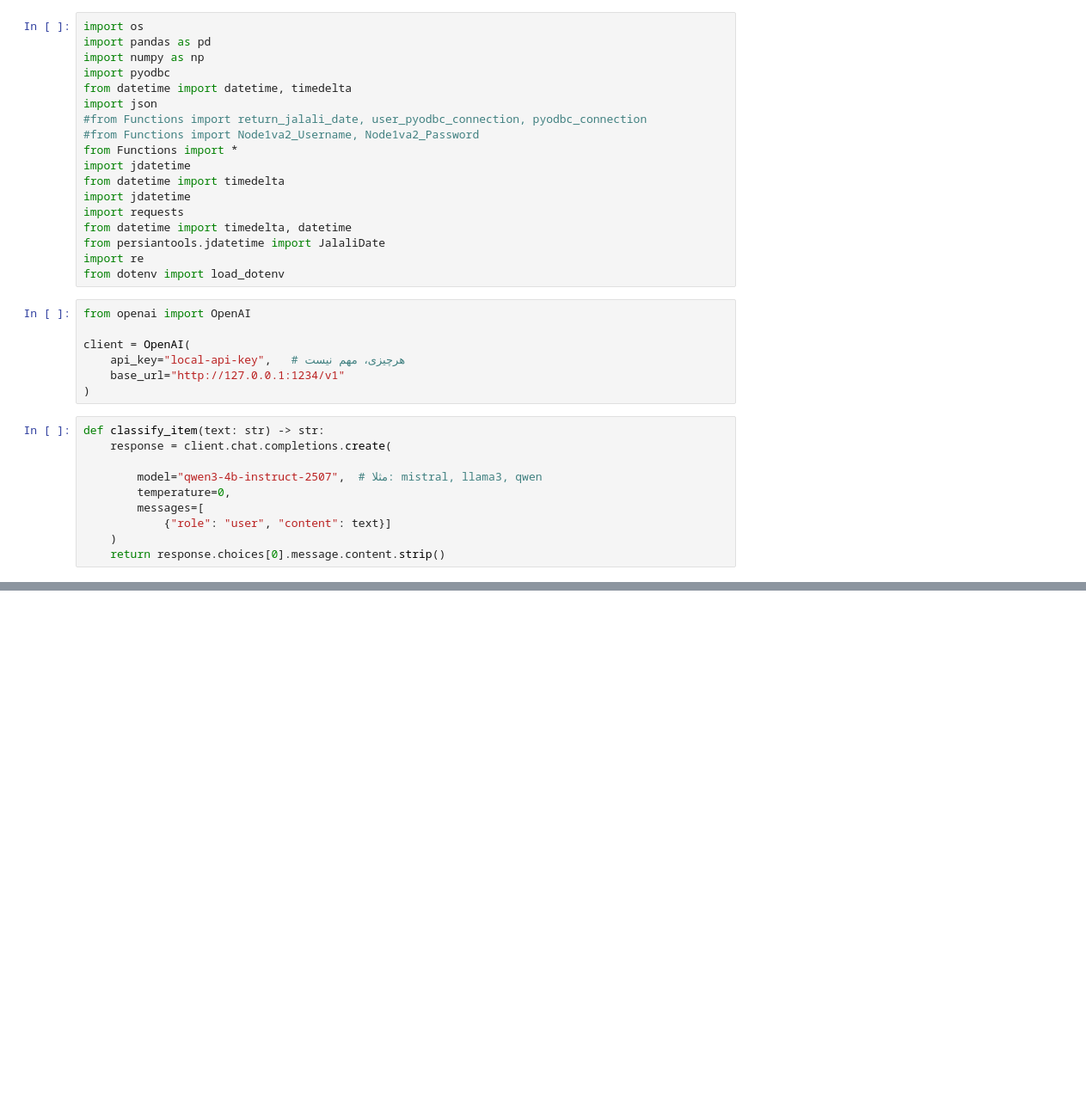
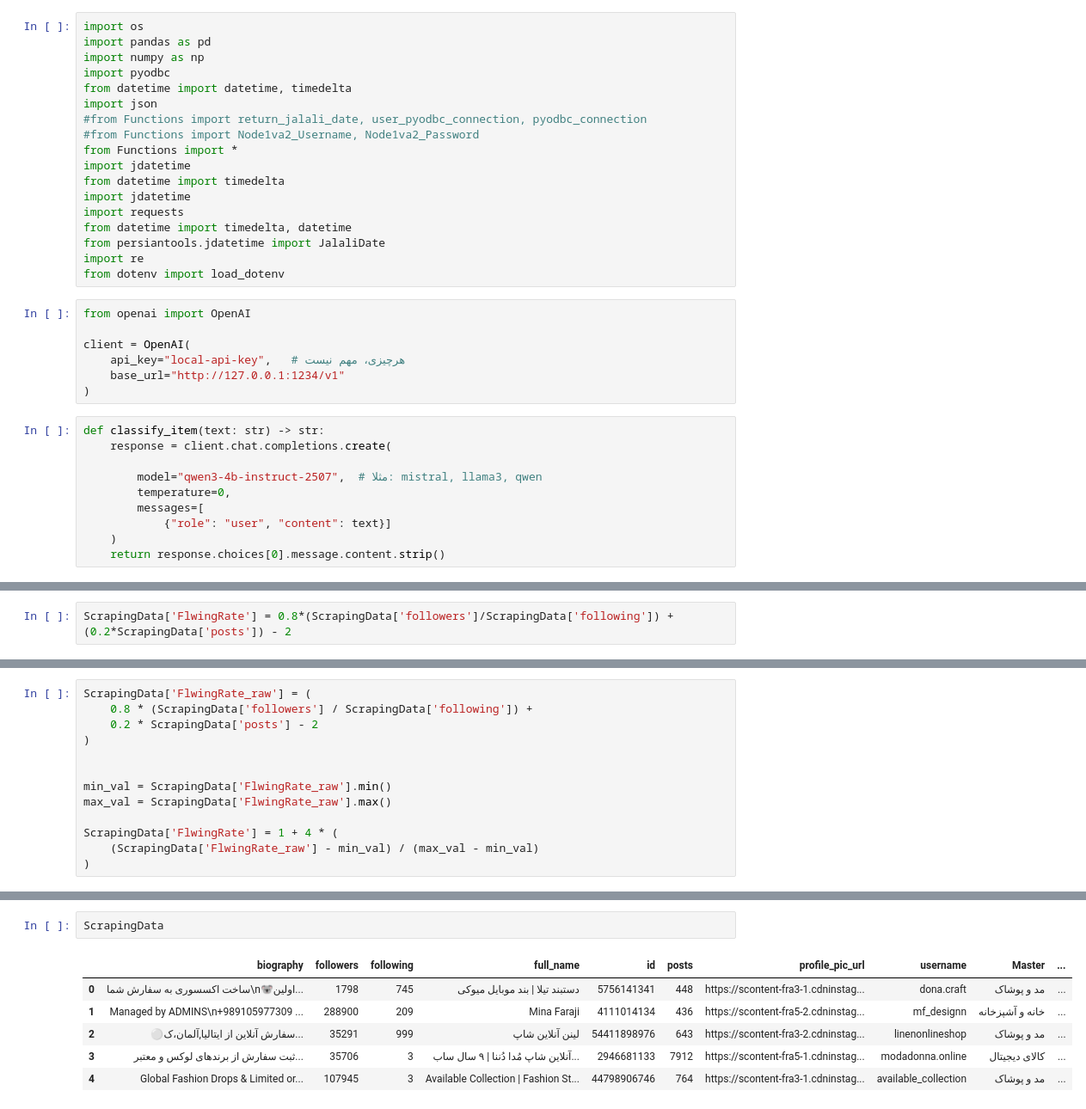
Before and after one commit to yeganehsoleymani98-dotcom/azkivam, a Jupyter notebook: OpenAI.ipynb, the cells around one changed output, grey strips where cells are left out. Shown at 86% size. Saved outputs shown, nothing was run; the diff lists cells and outputs as text; blank space fills up the shorter version.

```diff
--- a/OpenAI.ipynb
+++ b/OpenAI.ipynb
@@ -121,0 +93,2 @@ print(df.head())
+# %%
+ScrapingData['FlwingRate'] = 0.8*(ScrapingData['followers']/ScrapingData['following']) + (0.2*ScrapingData['posts']) - 2
@@ -121,0 +101,13 @@ print(df.head())
+# %%
+ScrapingData['FlwingRate_raw'] = (
+    0.8 * (ScrapingData['followers'] / ScrapingData['following']) +
+    0.2 * ScrapingData['posts'] - 2
+)
+
+
+min_val = ScrapingData['FlwingRate_raw'].min()
+max_val = ScrapingData['FlwingRate_raw'].max()
+
+ScrapingData['FlwingRate'] = 1 + 4 * (
+    (ScrapingData['FlwingRate_raw'] - min_val) / (max_val - min_val)
+)
@@ -121,0 +125,9 @@ print(df.head())
+# %%
+ScrapingData
+# %% [output]
+|  | biography | followers | following | full_name | id | posts | profile_pic_url | username | Master | ... |
+| 0 | ساخت اکسسوری به سفارش شما\n🐨اولین... | 1798 | 745 | دستبند تیلا | بند موبایل میوکی | 5756141341 | 448 | https://scontent-fra3-1.cdninstag... | dona.craft | مد و پوشاک | ... |
+| 1 | Managed by ADMINS\n+989105977309 ... | 288900 | 209 | Mina Faraji | 4111014134 | 436 | https://scontent-fra5-2.cdninstag... | mf_designn | خانه و آشپزخانه | ... |
+| 2 | ⚪️سفارش آنلاین از ایتالیا,آلمان،ک... | 35291 | 999 | لینن آنلاین‌ شاپ | 54411898976 | 643 | https://scontent-fra3-2.cdninstag... | linenonlineshop | مد و پوشاک | ... |
+| 3 | ثبت سفارش از برندهای لوکس و معتبر... | 35706 | 3 | آنلاین شاپ مُدا دُننا | ۹ سال ساب... | 2946681133 | 7912 | https://scontent-fra5-1.cdninstag... | modadonna.online | کالای دیجیتال | ... |
+| 4 | Global Fashion Drops & Limited or... | 107945 | 3 | Available Collection | Fashion St... | 44798906746 | 764 | https://scontent-fra3-1.cdninstag... | available_collection | مد و پوشاک | ... |
```
Also changed, not shown: parts of 31 cells of this notebook.
